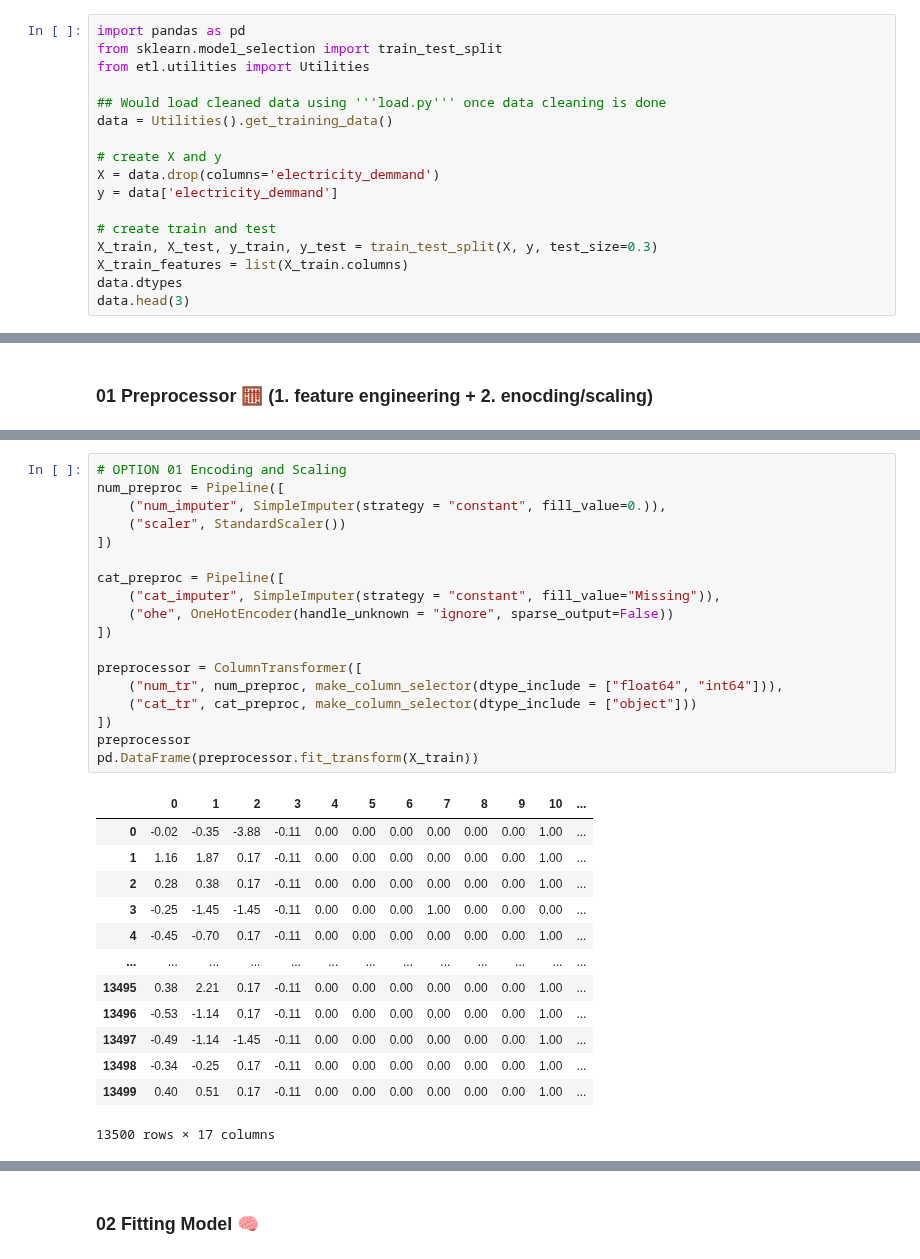
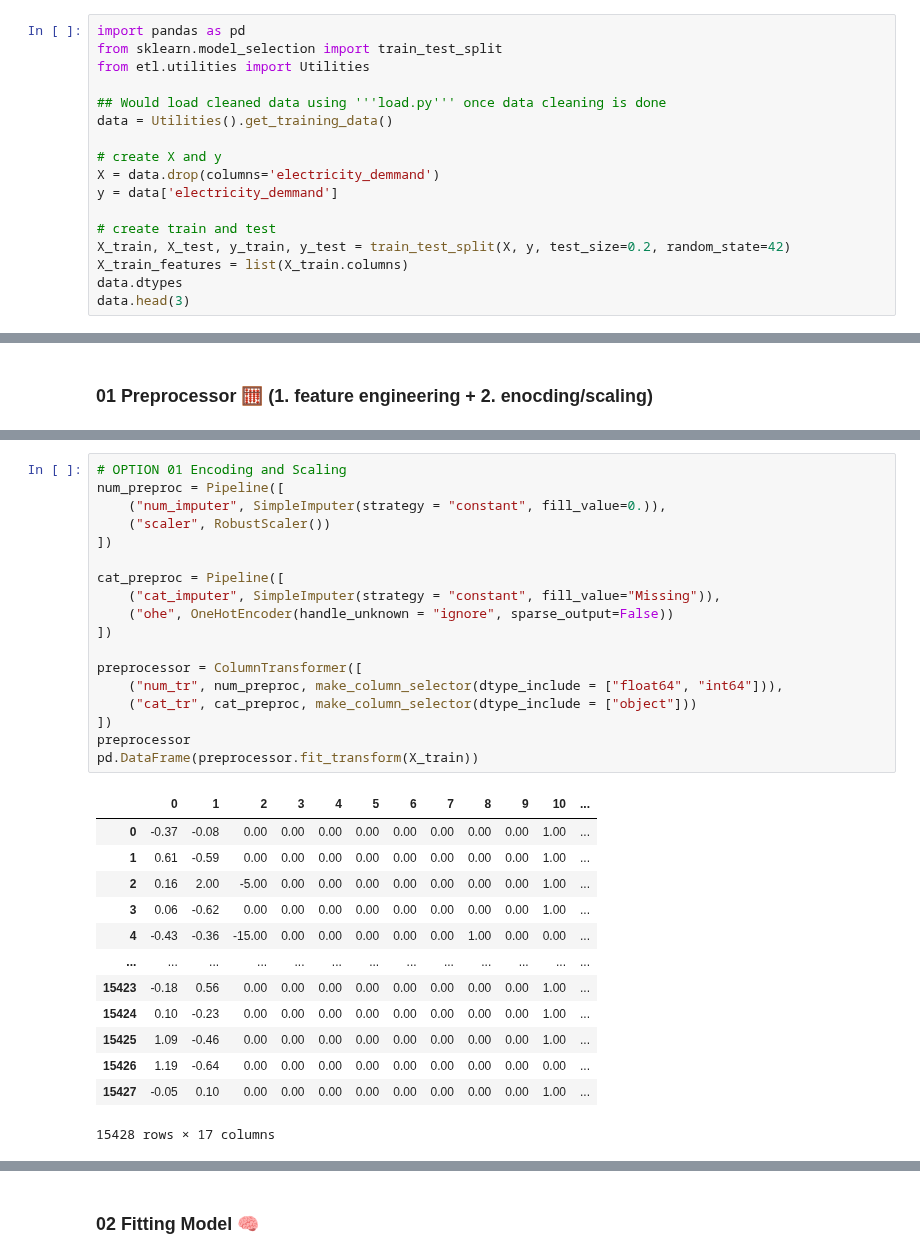
Before and after one commit to hramzan01/project_zero, a Jupyter notebook: nb_utilities_pipe.ipynb, the cells around one changed output, grey strips where cells are left out. Saved outputs shown, nothing was run; the diff lists cells and outputs as text.

Commit message:
changed to robust scaler and included prediction vs actual sample table

```diff
--- a/nb_utilities_pipe.ipynb
+++ b/nb_utilities_pipe.ipynb
@@ -32,7 +29,7 @@ X = data.drop(columns='electricity_demmand')
 y = data['electricity_demmand']
 
 # create train and test
-X_train, X_test, y_train, y_test = train_test_split(X, y, test_size=0.3)
+X_train, X_test, y_train, y_test = train_test_split(X, y, test_size=0.2, random_state=42)
 X_train_features = list(X_train.columns)
 data.dtypes
 data.head(3)
@@ -96,32 +91,32 @@ pd.DataFrame(feature_engineering.fit_transform(X_train))
 # %%
 # OPTION 01 Encoding and Scaling
 num_preproc = Pipeline([
     ("num_imputer", SimpleImputer(strategy = "constant", fill_value=0.)),
-    ("scaler", StandardScaler())
+    ("scaler", RobustScaler())
 ])
 
 cat_preproc = Pipeline([
     ("cat_imputer", SimpleImputer(strategy = "constant", fill_value="Missing")),
     ("ohe", OneHotEncoder(handle_unknown = "ignore", sparse_output=False))
 ])
 
 preprocessor = ColumnTransformer([
     ("num_tr", num_preproc, make_column_selector(dtype_include = ["float64", "int64"])),
     ("cat_tr", cat_preproc, make_column_selector(dtype_include = ["object"]))
 ])
 preprocessor
 pd.DataFrame(preprocessor.fit_transform(X_train))
 # %% [output]
 |  | 0 | 1 | 2 | 3 | 4 | 5 | 6 | 7 | 8 | 9 | 10 | ... |
-| 0 | -0.02 | -0.35 | -3.88 | -0.11 | 0.00 | 0.00 | 0.00 | 0.00 | 0.00 | 0.00 | 1.00 | ... |
-| 1 | 1.16 | 1.87 | 0.17 | -0.11 | 0.00 | 0.00 | 0.00 | 0.00 | 0.00 | 0.00 | 1.00 | ... |
-| 2 | 0.28 | 0.38 | 0.17 | -0.11 | 0.00 | 0.00 | 0.00 | 0.00 | 0.00 | 0.00 | 1.00 | ... |
-| 3 | -0.25 | -1.45 | -1.45 | -0.11 | 0.00 | 0.00 | 0.00 | 1.00 | 0.00 | 0.00 | 0.00 | ... |
-| 4 | -0.45 | -0.70 | 0.17 | -0.11 | 0.00 | 0.00 | 0.00 | 0.00 | 0.00 | 0.00 | 1.00 | ... |
+| 0 | -0.37 | -0.08 | 0.00 | 0.00 | 0.00 | 0.00 | 0.00 | 0.00 | 0.00 | 0.00 | 1.00 | ... |
+| 1 | 0.61 | -0.59 | 0.00 | 0.00 | 0.00 | 0.00 | 0.00 | 0.00 | 0.00 | 0.00 | 1.00 | ... |
+| 2 | 0.16 | 2.00 | -5.00 | 0.00 | 0.00 | 0.00 | 0.00 | 0.00 | 0.00 | 0.00 | 1.00 | ... |
+| 3 | 0.06 | -0.62 | 0.00 | 0.00 | 0.00 | 0.00 | 0.00 | 0.00 | 0.00 | 0.00 | 1.00 | ... |
+| 4 | -0.43 | -0.36 | -15.00 | 0.00 | 0.00 | 0.00 | 0.00 | 0.00 | 1.00 | 0.00 | 0.00 | ... |
 | ... | ... | ... | ... | ... | ... | ... | ... | ... | ... | ... | ... | ... |
-| 13495 | 0.38 | 2.21 | 0.17 | -0.11 | 0.00 | 0.00 | 0.00 | 0.00 | 0.00 | 0.00 | 1.00 | ... |
-| 13496 | -0.53 | -1.14 | 0.17 | -0.11 | 0.00 | 0.00 | 0.00 | 0.00 | 0.00 | 0.00 | 1.00 | ... |
-| 13497 | -0.49 | -1.14 | -1.45 | -0.11 | 0.00 | 0.00 | 0.00 | 0.00 | 0.00 | 0.00 | 1.00 | ... |
-| 13498 | -0.34 | -0.25 | 0.17 | -0.11 | 0.00 | 0.00 | 0.00 | 0.00 | 0.00 | 0.00 | 1.00 | ... |
-| 13499 | 0.40 | 0.51 | 0.17 | -0.11 | 0.00 | 0.00 | 0.00 | 0.00 | 0.00 | 0.00 | 1.00 | ... |
+| 15423 | -0.18 | 0.56 | 0.00 | 0.00 | 0.00 | 0.00 | 0.00 | 0.00 | 0.00 | 0.00 | 1.00 | ... |
+| 15424 | 0.10 | -0.23 | 0.00 | 0.00 | 0.00 | 0.00 | 0.00 | 0.00 | 0.00 | 0.00 | 1.00 | ... |
+| 15425 | 1.09 | -0.46 | 0.00 | 0.00 | 0.00 | 0.00 | 0.00 | 0.00 | 0.00 | 0.00 | 1.00 | ... |
+| 15426 | 1.19 | -0.64 | 0.00 | 0.00 | 0.00 | 0.00 | 0.00 | 0.00 | 0.00 | 0.00 | 0.00 | ... |
+| 15427 | -0.05 | 0.10 | 0.00 | 0.00 | 0.00 | 0.00 | 0.00 | 0.00 | 0.00 | 0.00 | 1.00 | ... |
-13500 rows × 17 columns
+15428 rows × 17 columns
```
Also changed, not shown: parts of 18 cells of this notebook, 1 other file.
